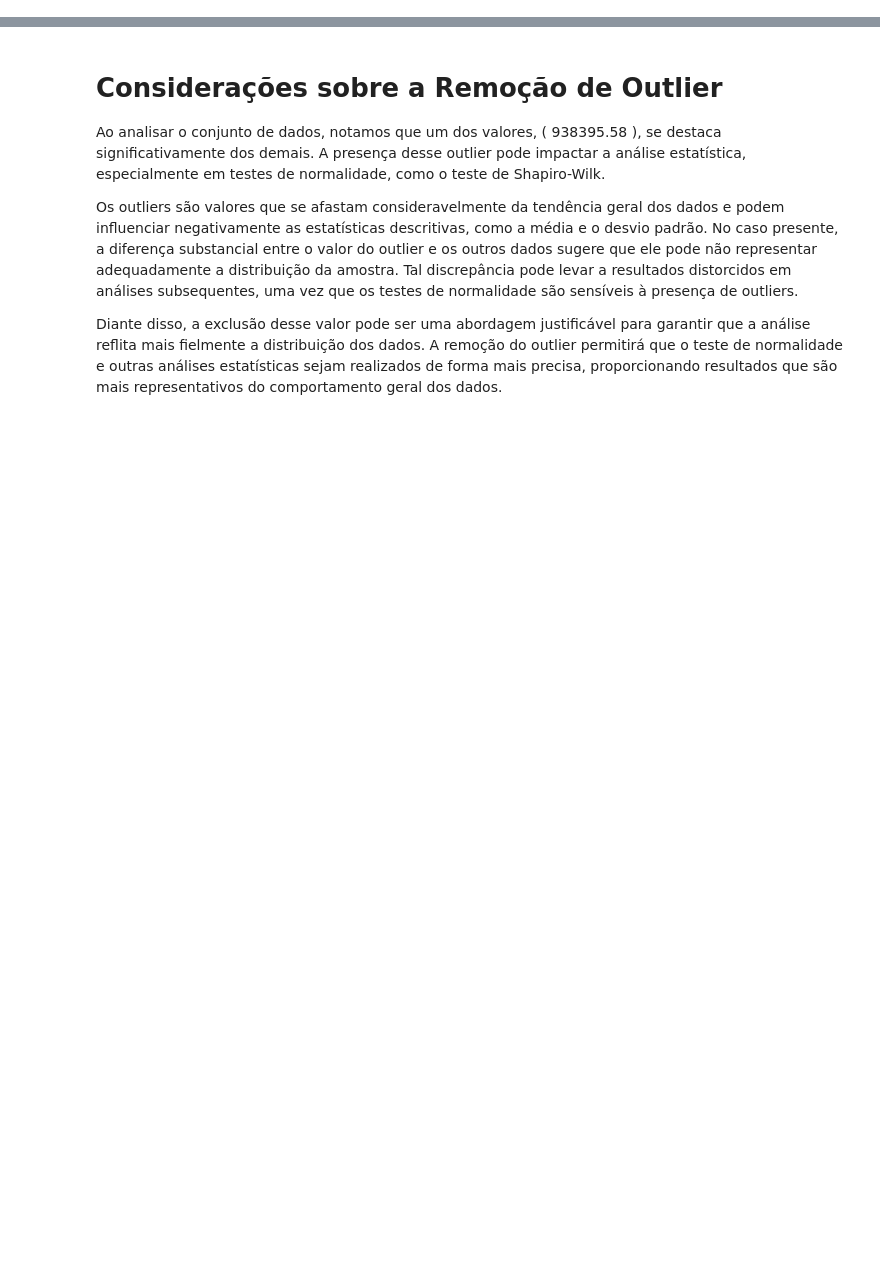
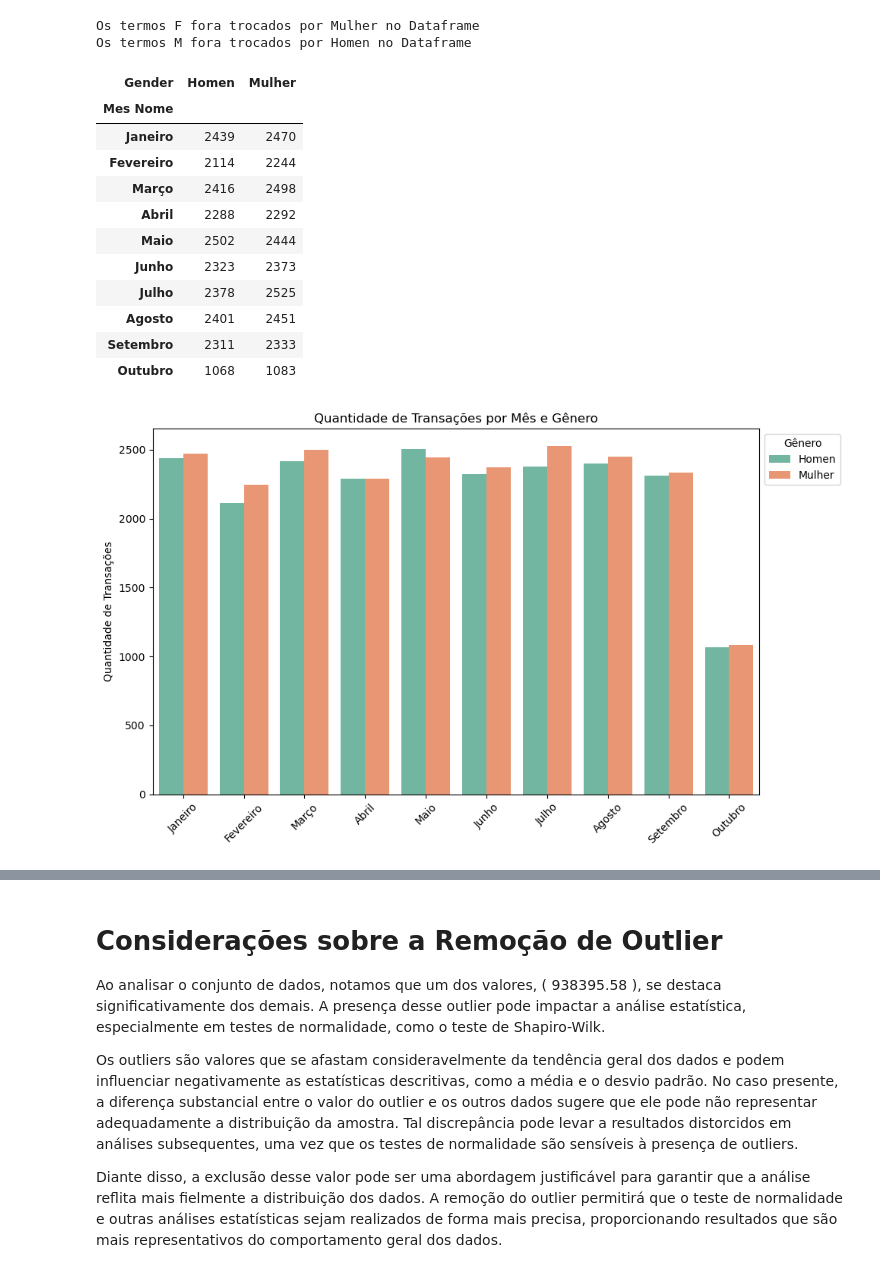
Before and after one commit to CesarMancioSilva/poo_monte_carlo, a Jupyter notebook: csv_file.ipynb, the cells around one changed output, grey strips where cells are left out. Cells and saved outputs as stored; diff of their text form; code cells hidden in the pictures; blank space fills up the shorter version.

```diff
--- a/csv_file.ipynb
+++ b/csv_file.ipynb
@@ -157,0 +141,42 @@ Adicionando coluna "Faixa de Valor" ao Dataframe
+# %%
+data = transform_data(data,type='replace',column='Gender',old='F',new='Mulher')
+data = transform_data(data,type='replace',column='Gender',old='M',new='Homen')
+# %% [output]
+Os termos F fora trocados por Mulher no Dataframe
+Os termos M fora trocados por Homen no Dataframe
+# %%
+transacoes_por_genero = data.groupby(['Mes Nome', 'Gender'], observed=False).size().unstack(fill_value=0)
+
+display(transacoes_por_genero)
+# Resetar o índice para plotagem
+transacoes_por_genero = transacoes_por_genero.reset_index()
+
+# Plotar gráfico de barras duplas
+plt.figure(figsize=(10, 6))
+sns.barplot(data=transacoes_por_genero.melt(id_vars='Mes Nome', var_name='Gender', value_name='Count'),
+             x='Mes Nome', y='Count', hue='Gender', palette='Set2')
+
+# Configurações do gráfico
+plt.title('Quantidade de Transações por Mês e Gênero')
+plt.xlabel('')
+plt.ylabel('Quantidade de Transações')
+plt.legend(title='Gênero',bbox_to_anchor=(1, 1))
+plt.xticks(rotation=45)
+plt.tight_layout()
+
+# Exibir o gráfico
+plt.show()
+# %% [output]
+| Gender | Homen | Mulher |
+| Mes Nome |  |  |
+| Janeiro | 2439 | 2470 |
+| Fevereiro | 2114 | 2244 |
+| Março | 2416 | 2498 |
+| Abril | 2288 | 2292 |
+| Maio | 2502 | 2444 |
+| Junho | 2323 | 2373 |
+| Julho | 2378 | 2525 |
+| Agosto | 2401 | 2451 |
+| Setembro | 2311 | 2333 |
+| Outubro | 1068 | 1083 |
+[figure, added]
```
Also changed, not shown: parts of 19 cells of this notebook, 2 other files.
